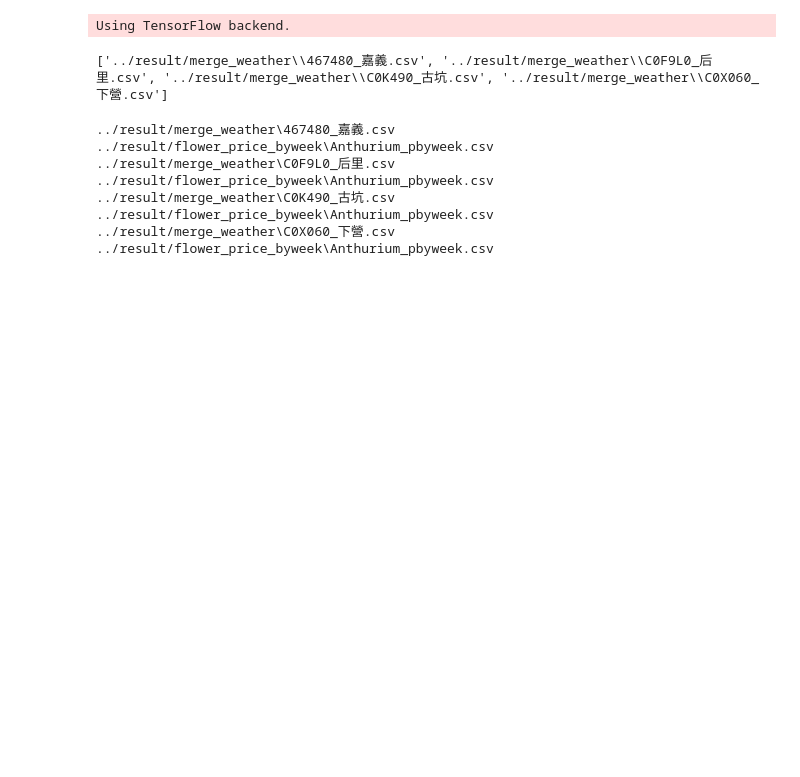
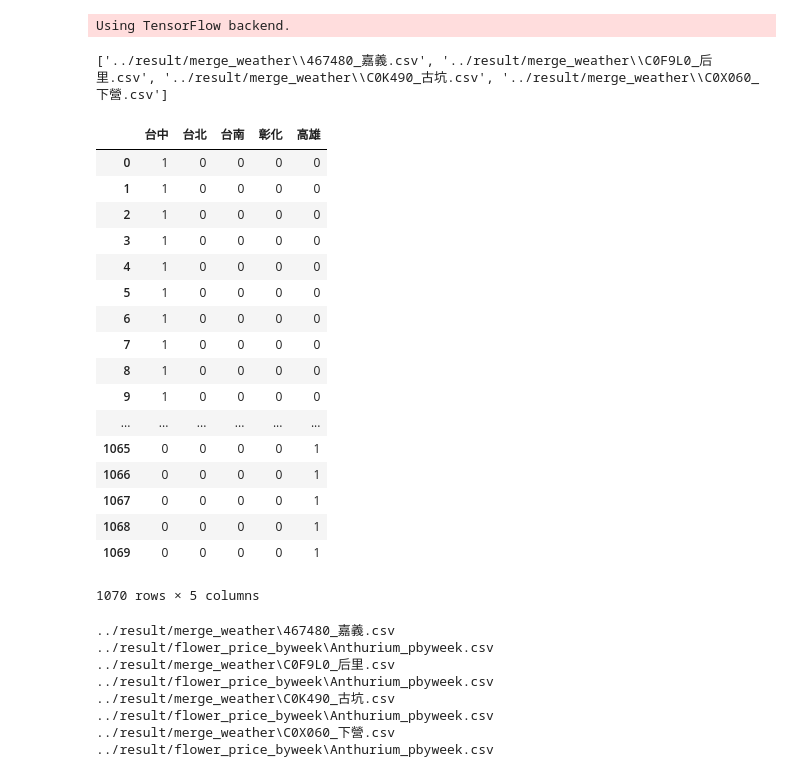
Before and after one commit to dogppatrick/python, a Jupyter notebook: cb105g4/stats_weather_price/001_class_price_pre.ipynb, the cells around one changed output. Cells and saved outputs as stored; diff of their text form; code cells hidden in the pictures; blank space fills up the shorter version.

Commit message:
flower_price_update

```diff
--- a/cb105g4/stats_weather_price/001_class_price_pre.ipynb
+++ b/cb105g4/stats_weather_price/001_class_price_pre.ipynb
@@ -131,6 +132,7 @@ class fp_pre:
             self.r_data = pd.concat([self.r_data, dummy], axis=1)
         self.r_data = self.r_data.drop(columns=d_t_dummy)
         self.x = self.r_data
+        self.dummy = dummy
 #         [,"year", "week","w_avg", "w_sale", "date", "y_w", "price_diff"]
 
 
@@ -260,6 +262,40 @@ class fp_pre:
         in_acc = round(accuracy_score(self.train_model.predict_classes(x_train), y_train)*100,2)
         train_result = (self.train_model.predict_classes(x_train), y_train)
         return acc,test_result, in_acc,train_result
+# %%
+model_info = {}
+w_list= glob.glob("../result/merge_weather/*.csv")
+p_list = glob.glob("../result/flower_price_byweek/*")
+select_t = [(1,0),(3,2),(2,1),(2,3),(2,4)]
+st, flower = select_t[3]
+fn_weather = w_list[st]
+fn_price = p_list[flower]
+fp = fp_pre(fn_weather, fn_price)
+model_info["flower"]= fp.flower_name
+model_info["station"]= fp.station_name
+drop_c = ["year","w_avg", "w_sale", "date", "y_w", "price_diff"]
+d_t_dummy = ["market"]
+fp.all_prep(1,1,d_t_dummy)
+fp.dummy
+# %% [output]
+|  | 台中 | 台北 | 台南 | 彰化 | 高雄 |
+| 0 | 1 | 0 | 0 | 0 | 0 |
+| 1 | 1 | 0 | 0 | 0 | 0 |
+| 2 | 1 | 0 | 0 | 0 | 0 |
+| 3 | 1 | 0 | 0 | 0 | 0 |
+| 4 | 1 | 0 | 0 | 0 | 0 |
+| 5 | 1 | 0 | 0 | 0 | 0 |
+| 6 | 1 | 0 | 0 | 0 | 0 |
+| 7 | 1 | 0 | 0 | 0 | 0 |
+| 8 | 1 | 0 | 0 | 0 | 0 |
+| 9 | 1 | 0 | 0 | 0 | 0 |
+| ... | ... | ... | ... | ... | ... |
+| 1065 | 0 | 0 | 0 | 0 | 1 |
+| 1066 | 0 | 0 | 0 | 0 | 1 |
+| 1067 | 0 | 0 | 0 | 0 | 1 |
+| 1068 | 0 | 0 | 0 | 0 | 1 |
+| 1069 | 0 | 0 | 0 | 0 | 1 |
+1070 rows × 5 columns
 # %%
 w_list= glob.glob("../result/merge_weather/*.csv")
 p_list = glob.glob("../result/flower_price_byweek/*")
```
Also changed, not shown: parts of 2 cells of this notebook, 1 other file.
